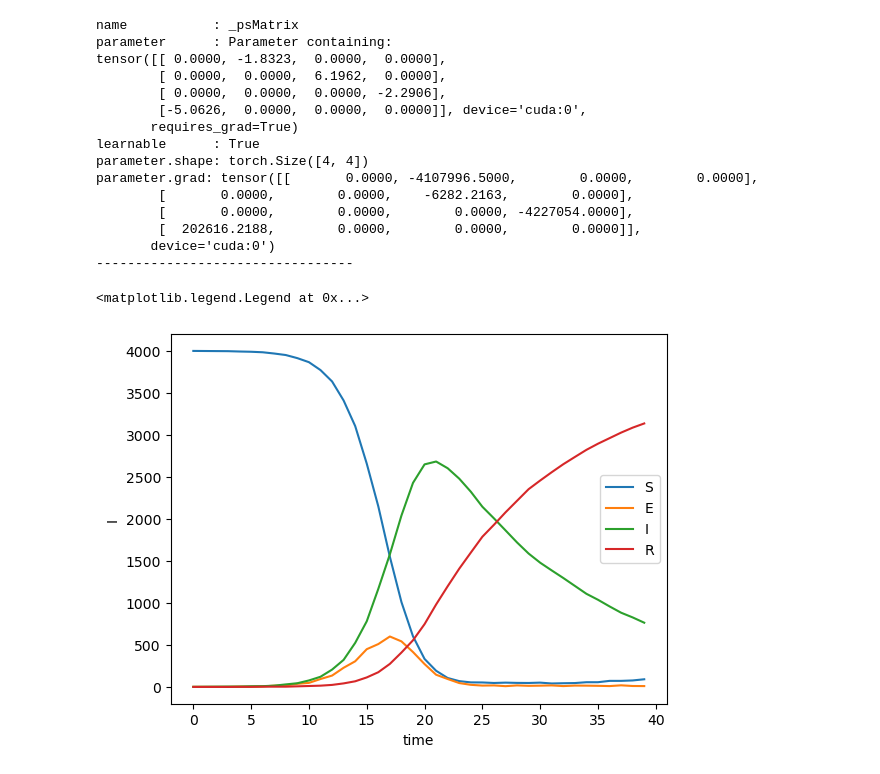
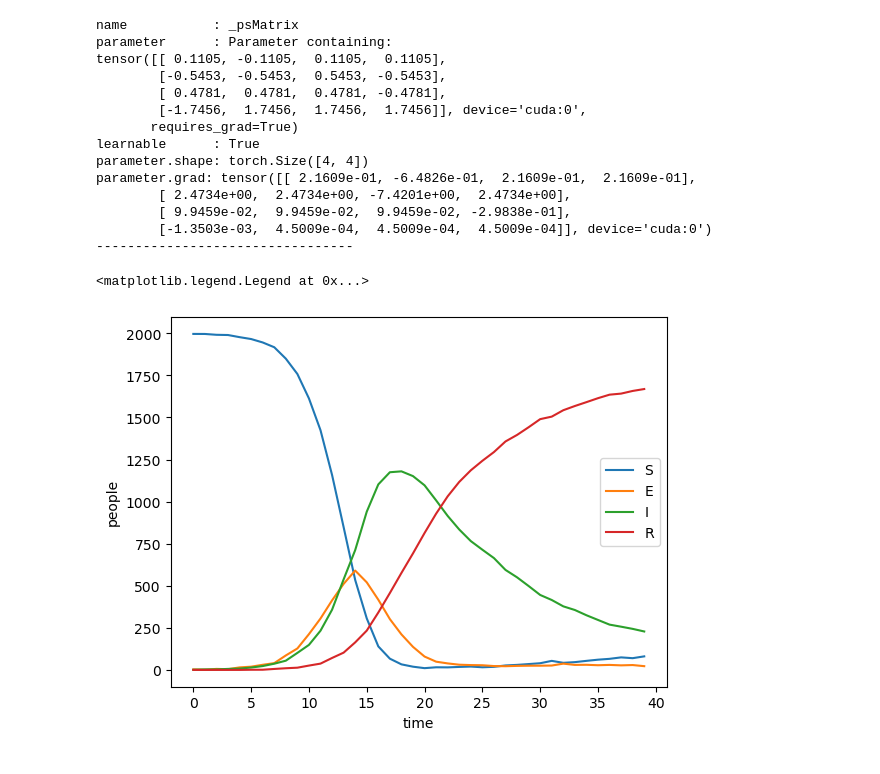
Before and after one commit to bizhili/Epi_fit, a Jupyter notebook: socio_epi_networks/test.ipynb, the cells around one changed output. Cells and saved outputs as stored; diff of their text form; code cells hidden in the pictures.

```diff
--- a/socio_epi_networks/test.ipynb
+++ b/socio_epi_networks/test.ipynb
@@ -23,7 +23,7 @@ def sim(timeHorizon, model:epifit2.get_ER_random_contact):
 
   return populationNumber, populationExpectation
 # %%
-n= 4000
+n= 2000
 avgDegree= 5
 timeHorizon= 40
 contact=epifit2.get_ER_random_contact(n, avgDegree)
@@ -32,7 +32,7 @@ realData =None
 
 with torch.no_grad():
     ps= torch.tensor([[0, 0.2, 0, 0],
-                    [0, 0, 0.99, 0],
+                    [0, 0, 0.8, 0],
                     [0, 0, 0, 0.1],
                     [0.01, 0, 0, 0]], device=device)
     population= epifit2.population(n, device)
@@ -58,7 +58,7 @@ cc= torch.tensor([[0, 1, 0, 0],
                     [0, 0, 0, 1],
                     [1, 0, 0, 0]], device=device)
 populationFit= epifit2.population(n, device)
-modelFit= epifit2.EPI_dense(contact, psFit, populationFit, device, train=True, cc=cc, recursive=False)
+modelFit= epifit2.EPI_dense(contact, psFit, populationFit, device, train=True, cc=cc, recursive=True)
 lossFn = torch.nn.MSELoss(reduction='sum')
 optimizer = torch.optim.Adam(modelFit.parameters(), lr=3e-1)
 # %%
@@ -67,15 +67,16 @@ fitPinfs=[]
 #2. bigmodel learn intrinsic, gradient easy model !!!
 #3. adaptive constraint?
 #4. GAN ?
-optimizer = torch.optim.Adam(modelFit.parameters(), lr=3e-1)
-for i in tqdm(range(100)):
+losses= []
+for i in tqdm(range(500)):
     optimizer.zero_grad()
     fitPinfs.append(modelFit.get_psMatrix())
     populationFit= epifit2.population(n, device)
     modelFit.reset_population(populationFit)
     fitPopulation, expectation = sim(timeHorizon, modelFit)
-    loss= lossFn(expectation, realData)
-    #loss= lossFn(expectation[:, 2], realData[:, 2])
+    #loss= lossFn(expectation, realData)/n/timeHorizon
+    loss= lossFn(expectation[:, 2], realData[:, 2])/n/timeHorizon
+    losses.append(loss.item())
     loss.backward(retain_graph=True)
     optimizer.step()
 print(modelFit.get_psMatrix())
@@ -106,25 +113,24 @@ print_model_parameters(modelFit)
 # %% [output]
 name           : _psMatrix
 parameter      : Parameter containing:
-tensor([[ 0.0000, -1.8323,  0.0000,  0.0000],
-        [ 0.0000,  0.0000,  6.1962,  0.0000],
-        [ 0.0000,  0.0000,  0.0000, -2.2906],
-        [-5.0626,  0.0000,  0.0000,  0.0000]], device='cuda:0',
+tensor([[ 0.1105, -0.1105,  0.1105,  0.1105],
+        [-0.5453, -0.5453,  0.5453, -0.5453],
+        [ 0.4781,  0.4781,  0.4781, -0.4781],
+        [-1.7456,  1.7456,  1.7456,  1.7456]], device='cuda:0',
        requires_grad=True)
 learnable      : True
 parameter.shape: torch.Size([4, 4])
-parameter.grad: tensor([[       0.0000, -4107996.5000,        0.0000,        0.0000],
-        [       0.0000,        0.0000,    -6282.2163,        0.0000],
-        [       0.0000,        0.0000,        0.0000, -4227054.0000],
-        [  202616.2188,        0.0000,        0.0000,        0.0000]],
-       device='cuda:0')
+parameter.grad: tensor([[ 2.1609e-01, -6.4826e-01,  2.1609e-01,  2.1609e-01],
+        [ 2.4734e+00,  2.4734e+00, -7.4201e+00,  2.4734e+00],
+        [ 9.9459e-02,  9.9459e-02,  9.9459e-02, -2.9838e-01],
+        [-1.3503e-03,  4.5009e-04,  4.5009e-04,  4.5009e-04]], device='cuda:0')
 ---------------------------------
 # %%
 populationNumberPlot2= fitPopulation.cpu().detach()
 plt.plot(populationNumberPlot2, label=['S', 'E', 'I', 'R'])
 plt.xlabel("time")
-plt.ylabel("I")
+plt.ylabel("people")
 plt.legend()
 # %% [output]
 <matplotlib.legend.Legend at 0x...>
-[figure, old version]
+[figure, new version]
```
Also changed, not shown: parts of 4 cells of this notebook, 2 other files.
